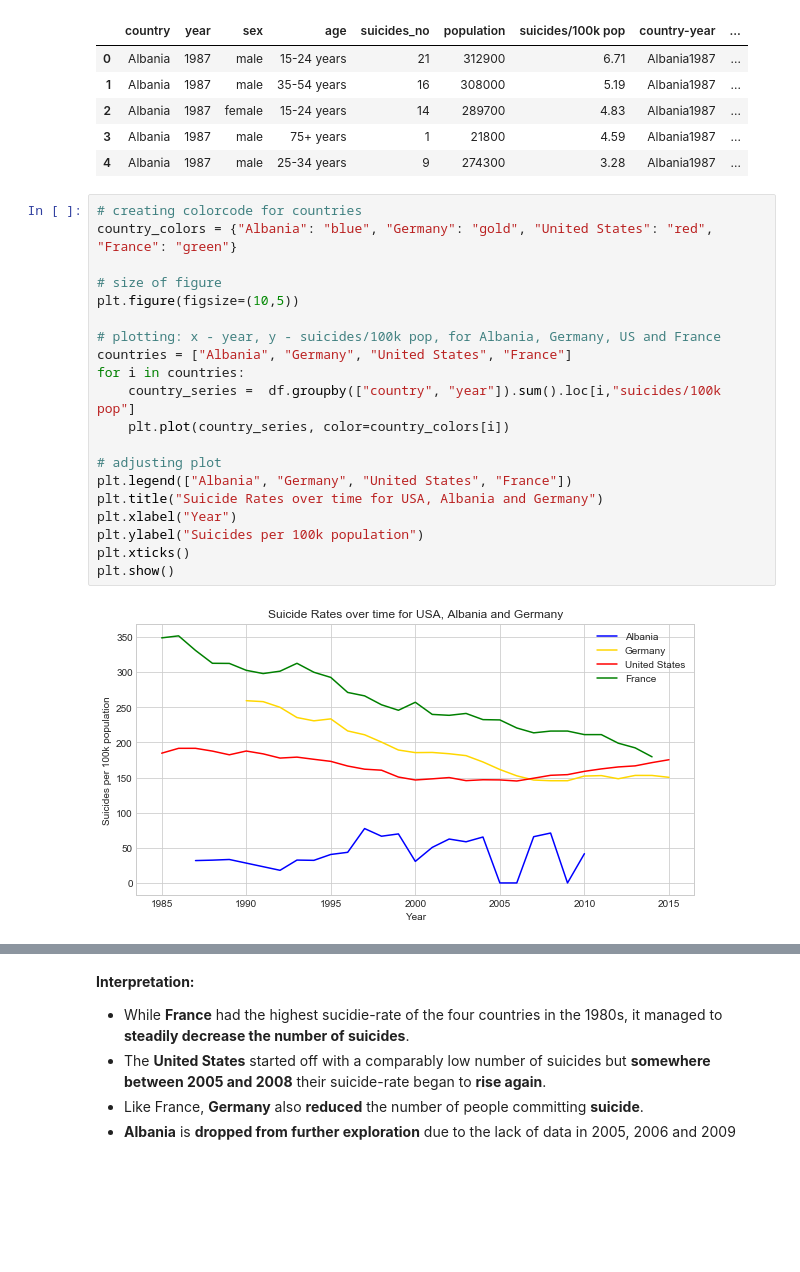
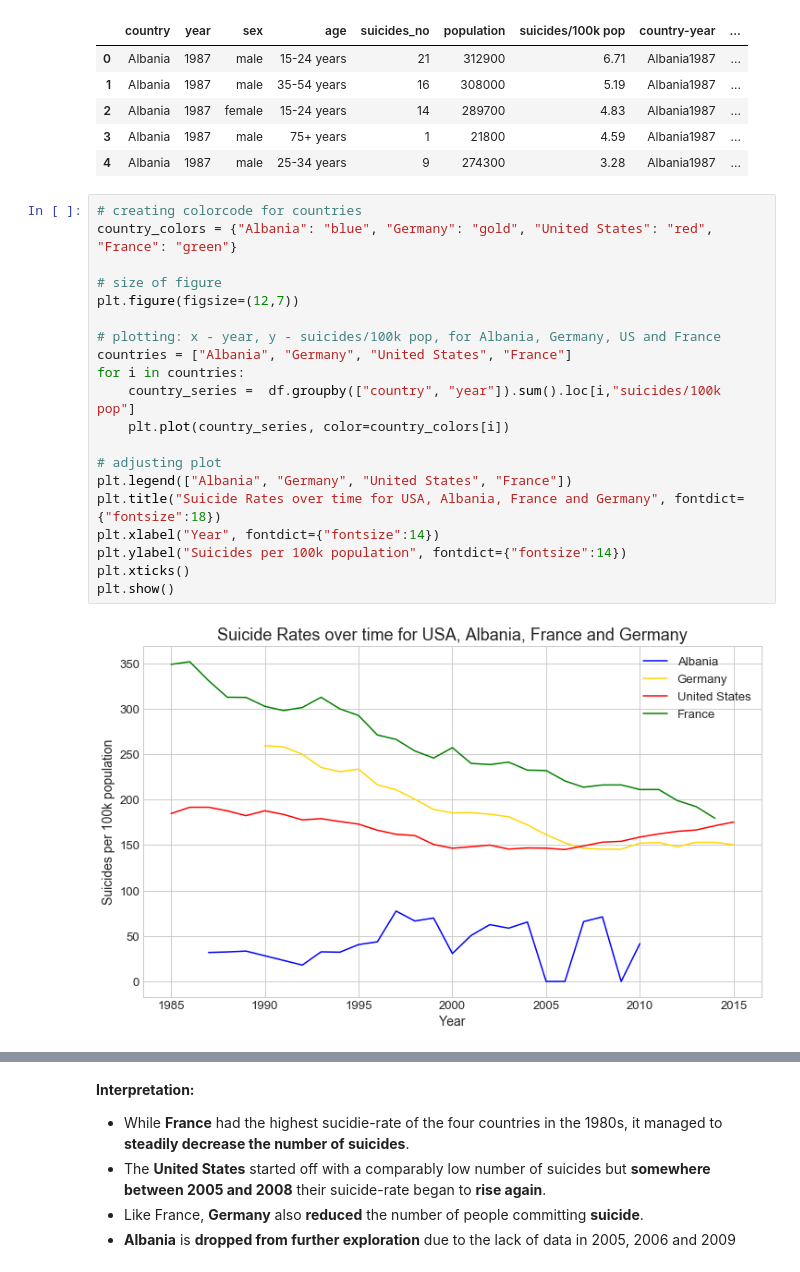
Before and after one commit to Overflowed10/Data-Analysis, a Jupyter notebook: Data Analysis - Suicides.ipynb, the cells around one changed output, grey strips where cells are left out. Cells and saved outputs as stored; diff of their text form; blank space fills up the shorter version.

```diff
--- a/Data Analysis - Suicides.ipynb
+++ b/Data Analysis - Suicides.ipynb
@@ -151,25 +156,25 @@ df.head()
 # %%
 # creating colorcode for countries
 country_colors = {"Albania": "blue", "Germany": "gold", "United States": "red", "France": "green"}
 
 # size of figure
-plt.figure(figsize=(10,5))
+plt.figure(figsize=(12,7))
 
 # plotting: x - year, y - suicides/100k pop, for Albania, Germany, US and France
 countries = ["Albania", "Germany", "United States", "France"]
 for i in countries:
     country_series =  df.groupby(["country", "year"]).sum().loc[i,"suicides/100k pop"]
     plt.plot(country_series, color=country_colors[i])
 
 # adjusting plot
 plt.legend(["Albania", "Germany", "United States", "France"])
-plt.title("Suicide Rates over time for USA, Albania and Germany")
-plt.xlabel("Year")
-plt.ylabel("Suicides per 100k population")
+plt.title("Suicide Rates over time for USA, Albania, France and Germany", fontdict={"fontsize":18})
+plt.xlabel("Year", fontdict={"fontsize":14})
+plt.ylabel("Suicides per 100k population", fontdict={"fontsize":14})
 plt.xticks()
 plt.show()
 # %% [output]
-[figure, old version]
+[figure, new version]
 # %%
 # showing NA values for Albania in 2005, 2006 and 2009
 df[(df["country"]=="Albania")&(df["year"].isin([2005,2006,2009]))].sample(5)
```
Also changed, not shown: parts of 21 cells of this notebook.
